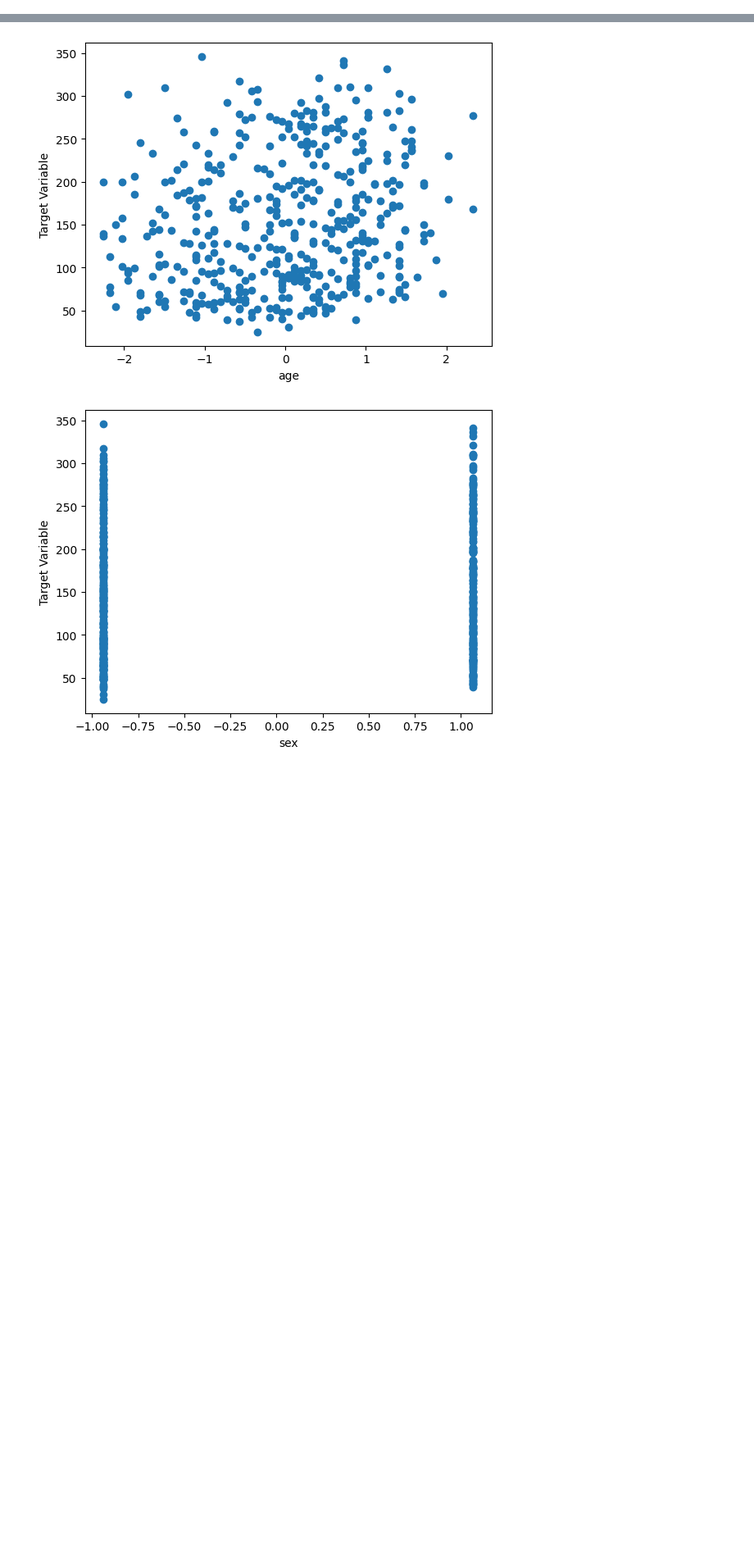
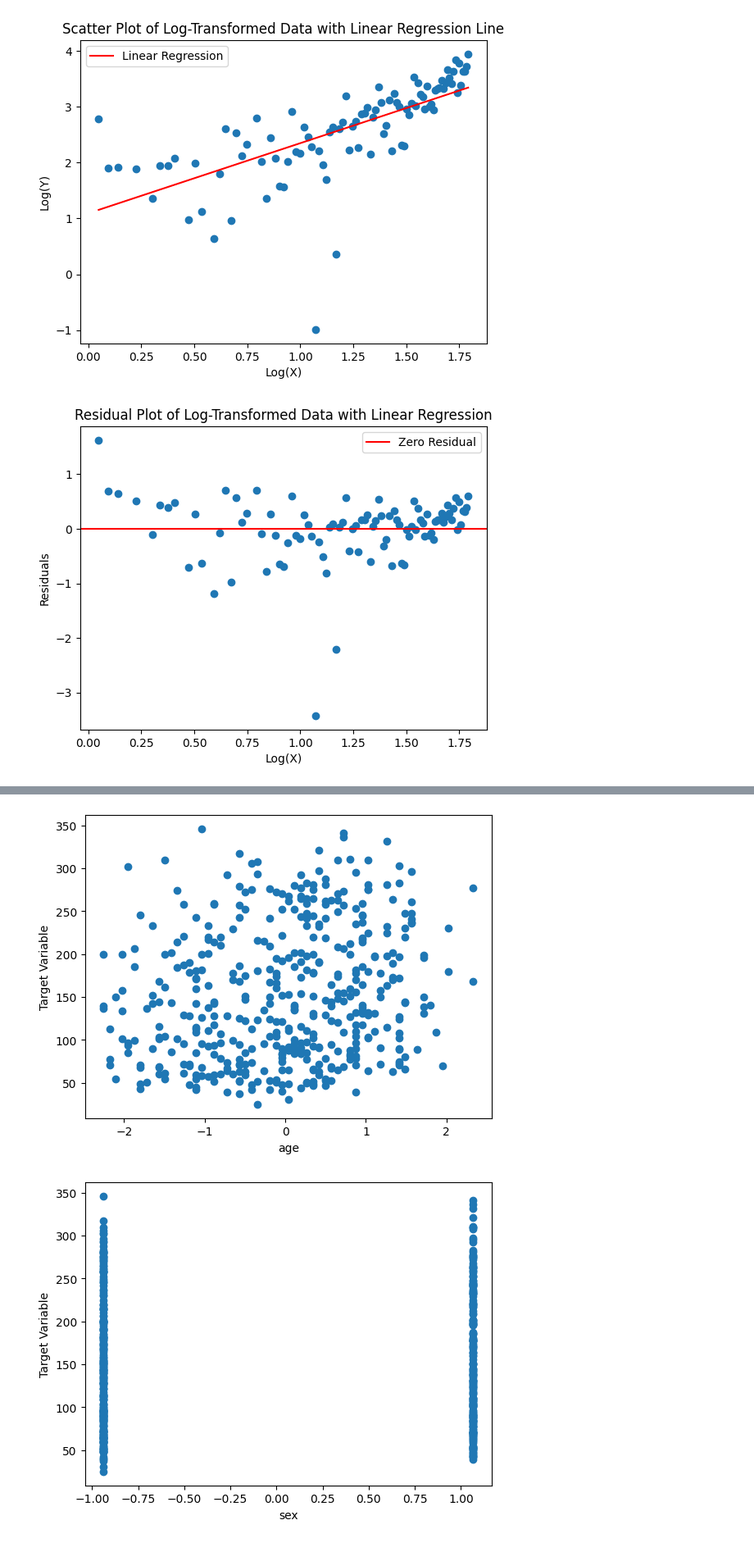
Before and after one commit to Ayavie/Data_problems, a Jupyter notebook: Data_problems.ipynb, the cells around one changed output, grey strips where cells are left out. Shown: that part at 82% size. Saved outputs shown, nothing was run; the diff lists cells and outputs as text; code cells hidden in the pictures; blank space fills up the shorter version.

```diff
--- a/Data_problems.ipynb
+++ b/Data_problems.ipynb
@@ -5,3 +97,32 @@
+# %%
+# apply log transformation
+x_log = np.log(x)
+y_log = np.log(y)
+
+# fit and predict using linear regression with log-transformed data
+model_log = LinearRegression().fit(x_log.reshape(-1, 1), y_log)
+y_pred_log = model_log.predict(x_log.reshape(-1, 1))
+
+# plot the log-transformed data and linear regression line
+plt.scatter(x_log, y_log)
+plt.plot(x_log, y_pred_log, color='r', label='Linear Regression')
+plt.xlabel('Log(X)')
+plt.ylabel('Log(Y)')
+plt.title('Scatter Plot of Log-Transformed Data with Linear Regression Line')
+plt.legend()
+plt.show()
+
+# plot the residuals using linear regression with log-transformed data
+plt.scatter(x_log, y_log - y_pred_log)
+plt.axhline(y=0, color='r', linestyle='-', label='Zero Residual')
+plt.xlabel('Log(X)')
+plt.ylabel('Residuals')
+plt.title('Residual Plot of Log-Transformed Data with Linear Regression')
+plt.legend()
+plt.show()
+# %% [output]
+[figure, added]
+[figure, added]
 # %% [markdown]
 ## Multicollinearity
 Multicollinearity occurs when two or more independent variables in a linear regression model are highly correlated with each other. This can lead to unstable and unreliable estimates of the regression coefficients and also takes more time for convergence.
```
Also changed, not shown: parts of 20 cells of this notebook.
